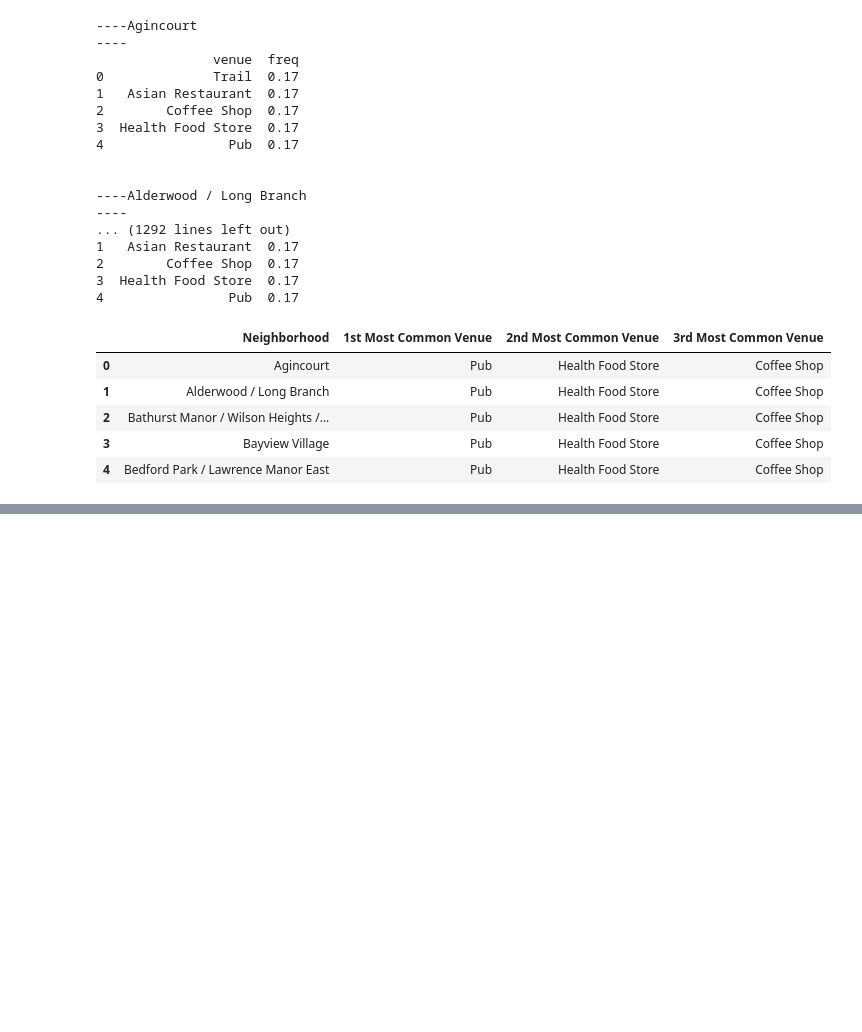
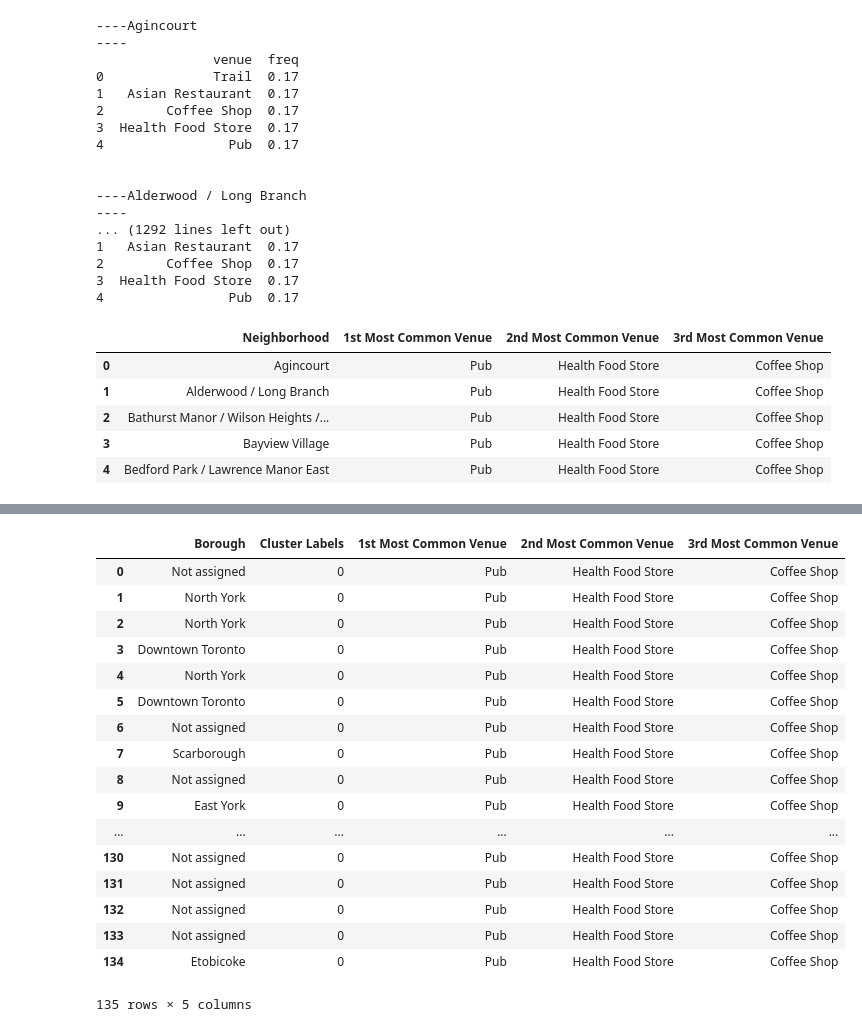
Before and after one commit to anveshrai1999/coursera-capstone-project, a Jupyter notebook: clustering 3.ipynb, the cells around one changed output, grey strips where cells are left out. Drawn from its saved outputs; the diff is of its cells as text; code cells hidden in the pictures; blank space fills up the shorter version.

```diff
--- a/clustering 3.ipynb
+++ b/clustering 3.ipynb
@@ -464,3 +464,17 @@ neighborhoods_venues_sorted.head()
 | 2 | Bathurst Manor / Wilson Heights /... | Pub | Health Food Store | Coffee Shop |
 | 3 | Bayview Village | Pub | Health Food Store | Coffee Shop |
 | 4 | Bedford Park / Lawrence Manor East | Pub | Health Food Store | Coffee Shop |
+# %%
+
+# Run k-means to cluster the neighborhood into 5 clusters.
+
+# set number of clusters
+kclusters = 5
+
+toronto_grouped_clustering = toronto_grouped.drop('Neighborhood', 1)
+
+# run k-means clustering
+kmeans = KMeans(n_clusters=kclusters, random_state=0).fit(toronto_grouped_clustering)
+
+# check cluster labels generated for each row in the dataframe
+kmeans.labels_[0:10]
@@ -466,0 +483,12 @@ neighborhoods_venues_sorted.head()
+# %%
+# create a new dataframe that includes the cluster as well as the top 10 venues for each neighborhood.
+
+# add clustering labels
+neighborhoods_venues_sorted.insert(0, 'Cluster Labels', kmeans.labels_)
+
+toronto_merged = neighbors
+
+# merge toronto_grouped with toronto_data to add latitude/longitude for each neighborhood
+toronto_merged = toronto_merged.join(neighborhoods_venues_sorted.set_index('Neighborhood'), on='Neighborhood')
+
+toronto_merged.head() # check the last columns!
@@ -466,0 +529,24 @@ neighborhoods_venues_sorted.head()
+# %%
+
+# CLUSTER 1
+
+toronto_merged.loc[toronto_merged['Cluster Labels'] == 0, toronto_merged.columns[[1] + list(range(5, toronto_merged.shape[1]))]]
+# %% [output]
+|  | Borough | Cluster Labels | 1st Most Common Venue | 2nd Most Common Venue | 3rd Most Common Venue |
+| 0 | Not assigned | 0 | Pub | Health Food Store | Coffee Shop |
+| 1 | North York | 0 | Pub | Health Food Store | Coffee Shop |
+| 2 | North York | 0 | Pub | Health Food Store | Coffee Shop |
+| 3 | Downtown Toronto | 0 | Pub | Health Food Store | Coffee Shop |
+| 4 | North York | 0 | Pub | Health Food Store | Coffee Shop |
+| 5 | Downtown Toronto | 0 | Pub | Health Food Store | Coffee Shop |
+| 6 | Not assigned | 0 | Pub | Health Food Store | Coffee Shop |
+| 7 | Scarborough | 0 | Pub | Health Food Store | Coffee Shop |
+| 8 | Not assigned | 0 | Pub | Health Food Store | Coffee Shop |
+| 9 | East York | 0 | Pub | Health Food Store | Coffee Shop |
+| ... | ... | ... | ... | ... | ... |
+| 130 | Not assigned | 0 | Pub | Health Food Store | Coffee Shop |
+| 131 | Not assigned | 0 | Pub | Health Food Store | Coffee Shop |
+| 132 | Not assigned | 0 | Pub | Health Food Store | Coffee Shop |
+| 133 | Not assigned | 0 | Pub | Health Food Store | Coffee Shop |
+| 134 | Etobicoke | 0 | Pub | Health Food Store | Coffee Shop |
+135 rows × 5 columns
```
Also changed, not shown: parts of 3 cells of this notebook.
